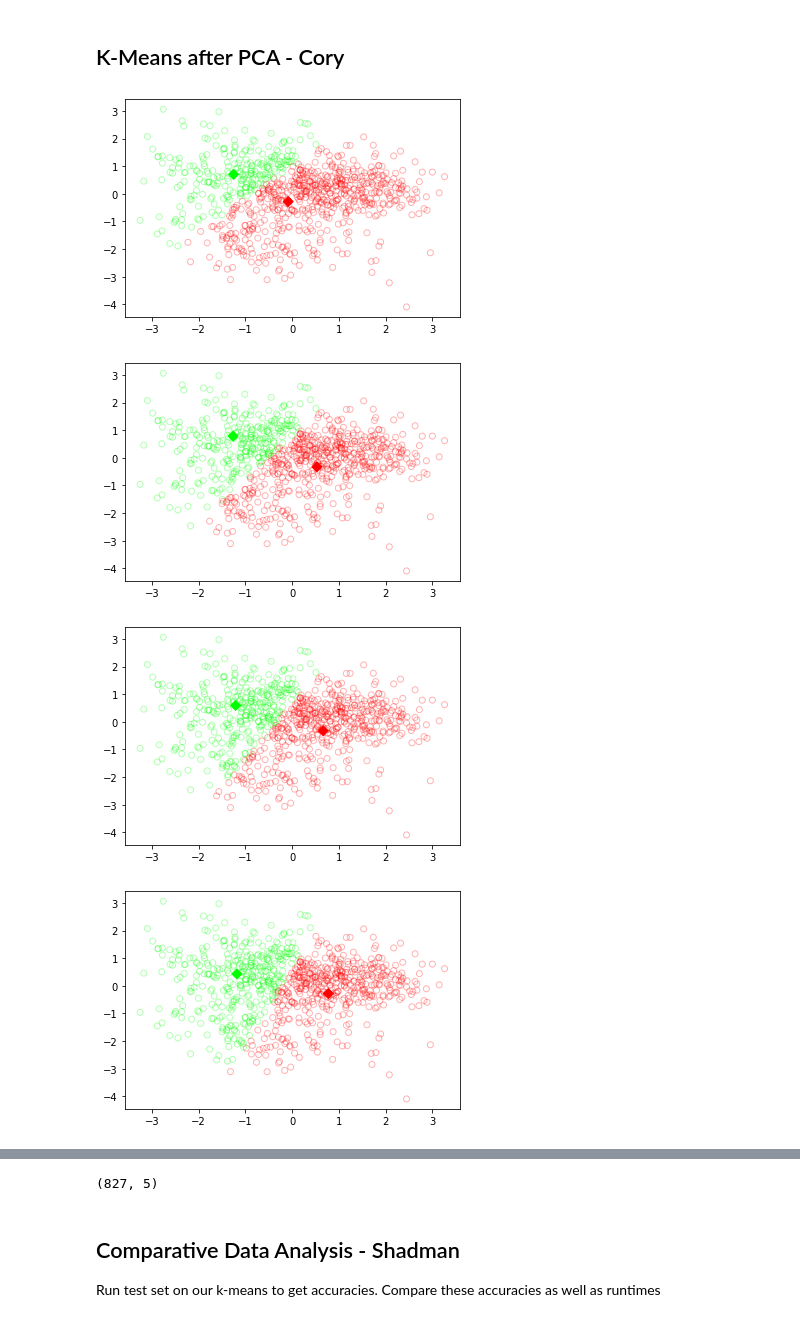
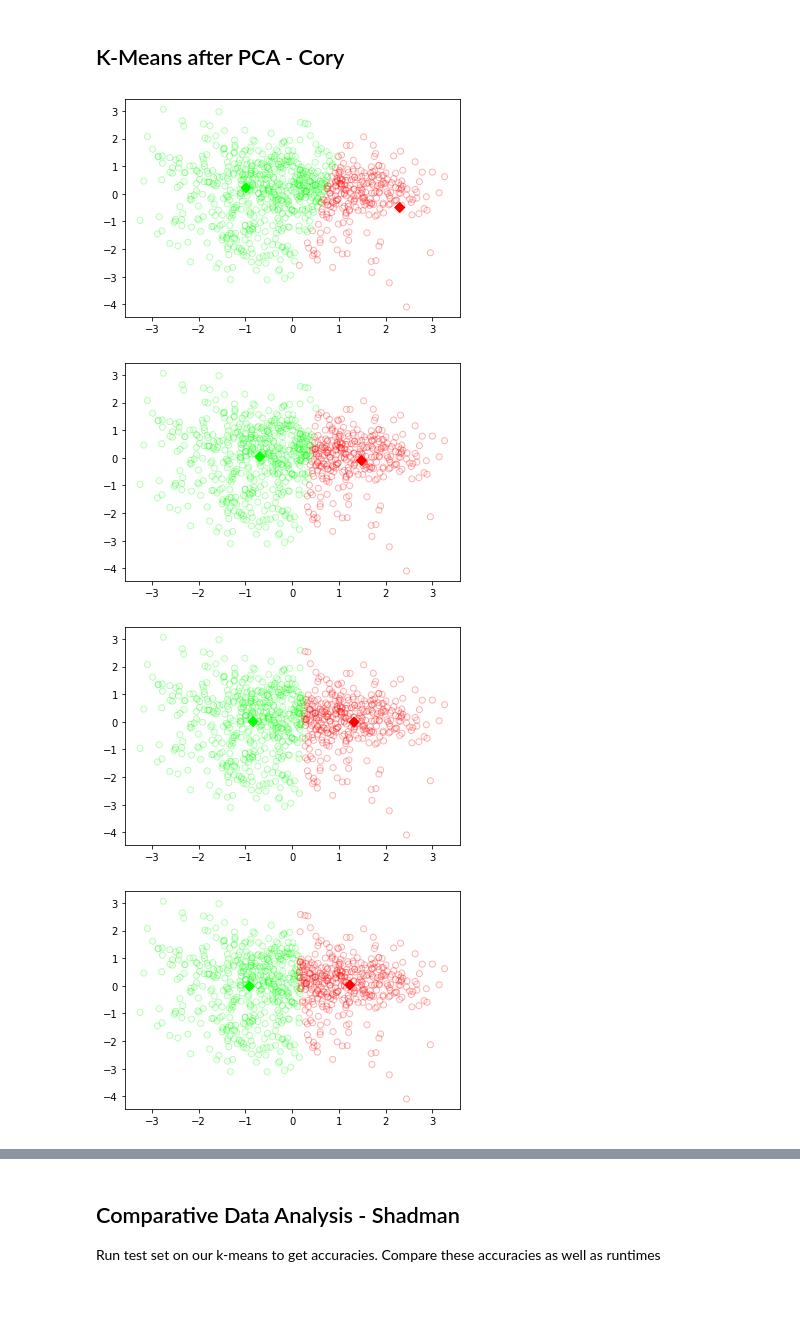
Before and after one commit to shaniaie/COGS_118B_PROJECT, a Jupyter notebook: Project_updated.ipynb, the cells around one changed output, grey strips where cells are left out. Cells and saved outputs as stored; diff of their text form; code cells hidden in the pictures.

Commit message:
new to transform

```diff
--- a/Project_updated.ipynb
+++ b/Project_updated.ipynb
@@ -284,7 +284,7 @@ def eigsort(V, eigvals):
         Vsort[:,i] = V[:,index[i]]
     return Vsort, Dsort
 # %%
-x = X # maybe wanna change to just X since not using training -> x = X
+x = X
 x = x.T
 print("Data shape:", x.shape)
 
@@ -306,14 +306,14 @@ sortV, sortD = eigsort(V, eigvals)
 print("sortV:", sortV.shape)
 
 #transforms the entire dataset using top 2 principal components
-new = (sortV[:,0:2].T.dot(Z))
+transform = (sortV[:,0:2].T.dot(Z))
 print("new PCA: ", new.shape)
 
 #transforms the entire dataset using top 2 principal components
-new2 = (Z.T.dot(sortV[:,0:2]))
+transform2 = (Z.T.dot(sortV[:,0:2]))
 print("new2 PCA: ", new2.shape)
 
-plt.plot(new[0], new[1], "o")
+plt.plot(transform[0], transform[1], "o")
 # %% [output]
 Data shape: (5, 827)
 Mean shape: (5, 1)
@@ -328,7 +328,7 @@ new2 PCA:  (827, 2)
 ## K-Means after PCA - Cory
 # %%
 # apply k-means to reduced matrix
-X_reduced = reduced.T
+#X_reduced = reduced.T
 
 def calcSqDistances(X, Kmus):
 
@@ -365,35 +365,35 @@ def runKMeans(K, X):
     # Allocate space for the K mu vectors
     Kmus = np.zeros((K, D))
 
     # Initialize cluster centers by randomly picking points from the data
     rndinds = np.random.permutation(N)
     Kmus = X[rndinds[:K]];
 
     # Specify the maximum number of iterations to allow
     maxiters = 1000;
 
     for iter in range(maxiters):
         # sqDmat will be an N-by-K matrix with the n,k entry as specfied above
         sqDmat = calcSqDistances(X, Kmus);
 
         Rnk = determineRnk(sqDmat)
 
         KmusOld = Kmus
         plotCurrent(X, Rnk, Kmus)
         plt.show()
 
         # Recalculate mu values based on cluster assignments as per Bishop (9.4)
         Kmus = recalcMus(X, Rnk)
 
         # Check to see if the cluster centers have converged.  If so, break.
         if sum(abs(KmusOld.flatten() - Kmus.flatten())) < 1e-6:
             break
 
     return plotCurrent(X,Rnk,Kmus)
 
-runKMeans(2, new.T)
+runKMeans(2, transform2)
 # %% [output]
-[figure, old version]
+[figure, new version]
-[figure, old version]
+[figure, new version]
-[figure, old version]
+[figure, new version]
-[figure, old version]
+[figure, new version]
@@ -410,7 +408,3 @@ runKMeans(2, new.T)
-# %%
-print(transform.T.shape)
-# %% [output]
-(827, 5)
 # %% [markdown]
 ## Comparative Data Analysis - Shadman
 Run test set on our k-means to get accuracies. Compare these accuracies as well as runtimes
```
Also changed, not shown: parts of 6 cells of this notebook.
